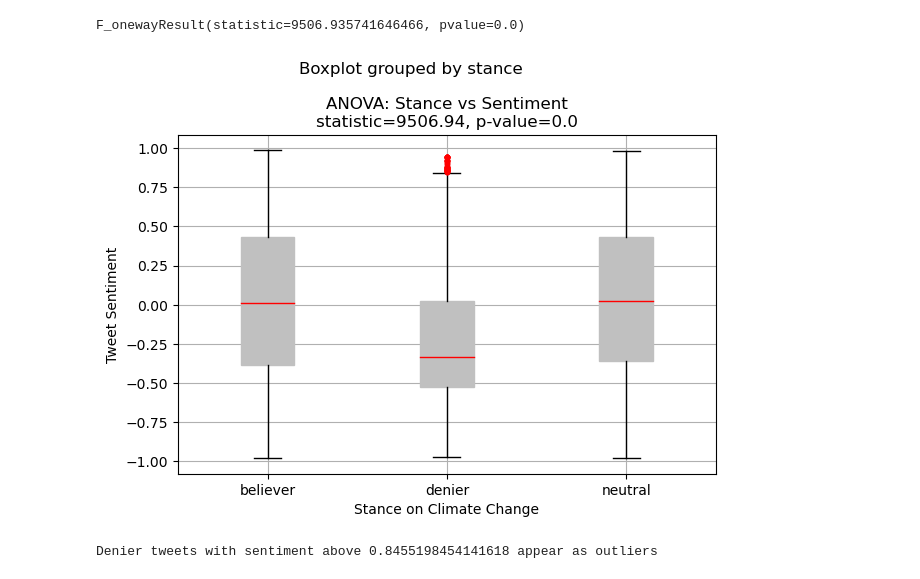
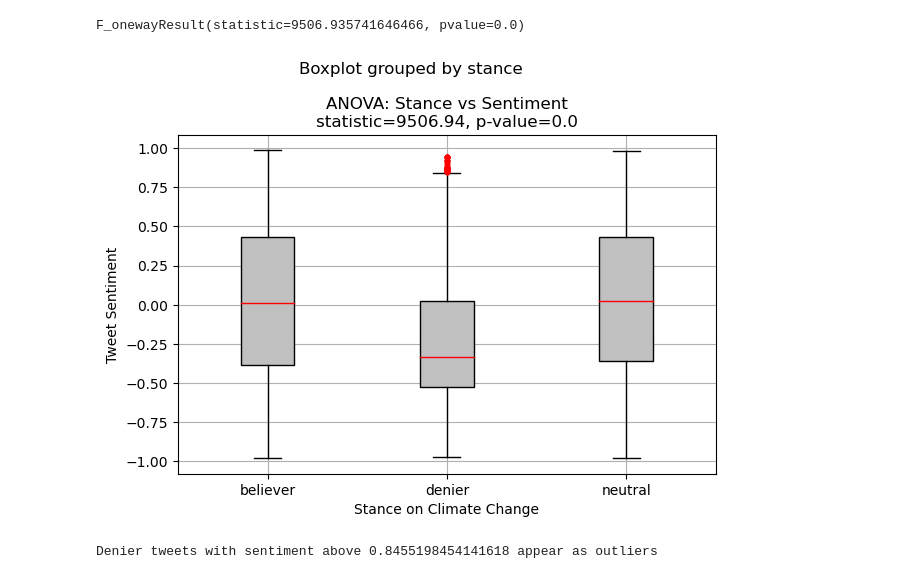
Before and after one commit to andcetera/Twitter-climate-change-sentiment, a Jupyter notebook: Individual_Contributors/Tracking_Deniers_Over_Time.ipynb, the cells around one changed output. Saved outputs shown, nothing was run; the diff lists cells and outputs as text; code cells hidden in the pictures.

Commit message:
minor visual modifications

```diff
--- a/Individual_Contributors/Tracking_Deniers_Over_Time.ipynb
+++ b/Individual_Contributors/Tracking_Deniers_Over_Time.ipynb
@@ -280,22 +280,23 @@ F_onewayResult(statistic=9506.935741646466, pvalue=0.0)
 # %%
 # Create boxplots of ANOVA results for visual confirmation
 
-props = dict(boxes="silver", medians="red", whiskers="black", caps="black")
-bx.boxplot('sentiment', by='stance', sym='r.', color=props, patch_artist=True)
+props = dict(medians="red", whiskers="black", caps="black")
+boxprops = dict(fc = 'silver')
+bx.boxplot('sentiment', by='stance', sym='r.', color=props, boxprops=boxprops, patch_artist=True)
 
 # Add other elements to graph
 
 plt.xlabel('Stance on Climate Change')
 plt.ylabel('Tweet Sentiment')
 plt.title(f'ANOVA: Stance vs Sentiment\nstatistic={round(anova[0],2)}, p-value={anova[1]}')
 
 # Save file and display results
 
 plt.tight_layout()
 plt.savefig('../Images/ANOVA_results.png')
 plt.show()
 # %% [output]
-[figure, old version]
+[figure, new version]
 # %%
 # Calculate IQR for denier tweets to determine range of potential outliers shown on graph
 
```
Also changed, not shown: parts of 1 cell of this notebook, 3 other files.
